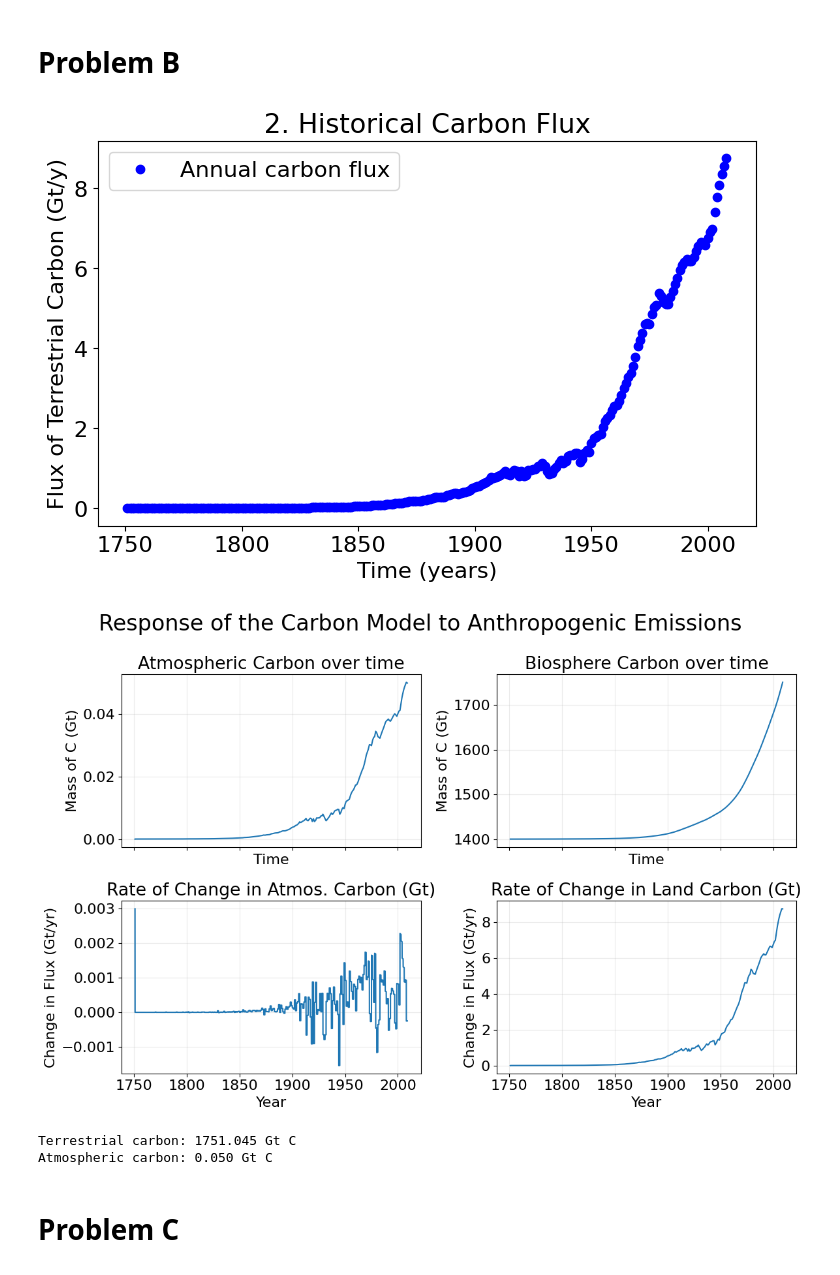
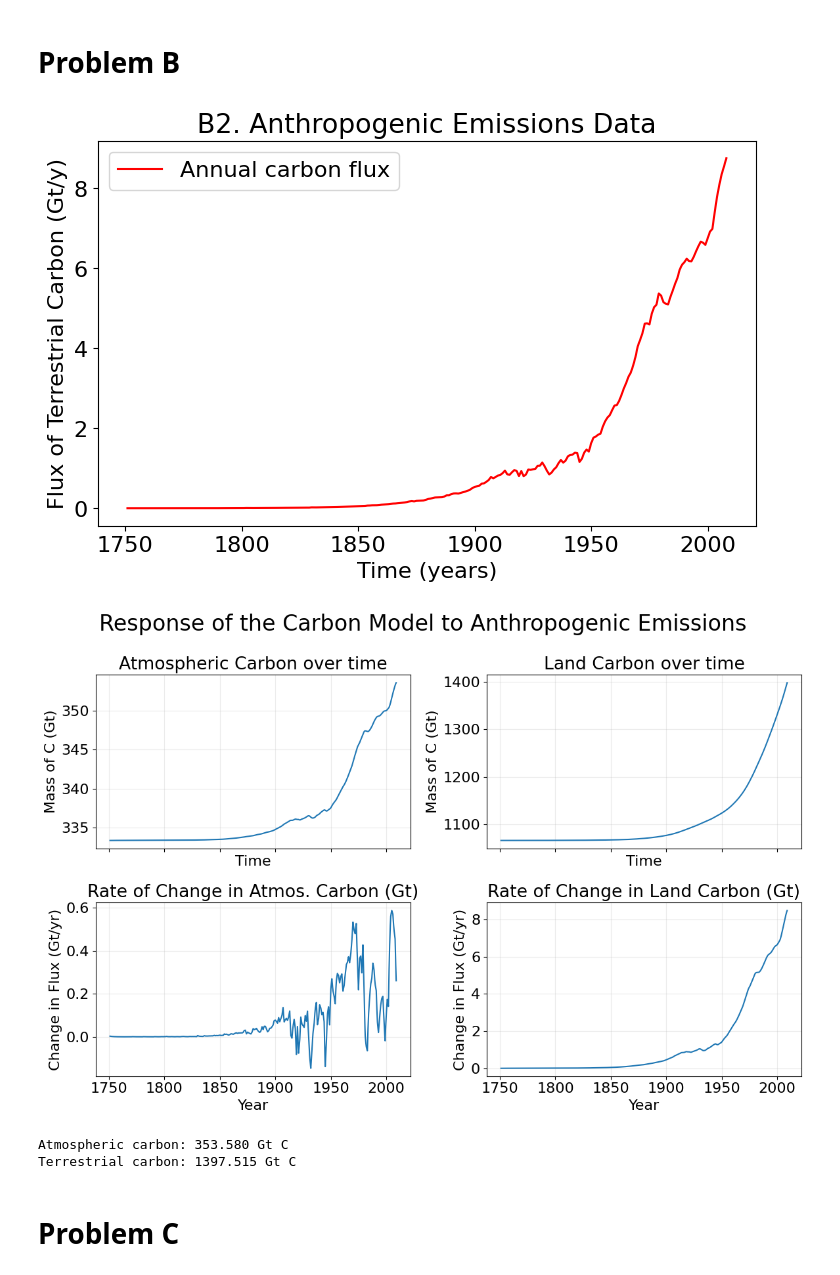
Before and after one commit to scottfordham/F26_GEOS518_STMF, a Jupyter notebook: mod02_Finite-Difference-Box-Models/mod02-CarbonModel-Assignment.ipynb, the cells around one changed output. Drawn from its saved outputs; the diff is of its cells as text; code cells hidden in the pictures.

```diff
--- a/mod02_Finite-Difference-Box-Models/mod02-CarbonModel-Assignment.ipynb
+++ b/mod02_Finite-Difference-Box-Models/mod02-CarbonModel-Assignment.ipynb
@@ -137,20 +136,0 @@ print(M2a[-1])
-# %%
-plt.figure(figsize=(8.5,11))
-plt.rcParams.update({'font.size': 16})
-
-plt.subplot(2,1,1)
-plt.title('Carbon Balance')
-plt.plot(t,M1a,'bo', label='Modeled Solution')
-#plt.plot(t,M1_anlt,'k-', label='Analytical Solution')
-plt.xlabel('Time (years)')
-plt.ylabel('Mass of Terrestrial Carbon (Gt)')
-plt.legend()
-
-plt.subplot(2,1,2)
-plt.plot(t,M2a,'bo', label='Modeled Solution')
-#plt.plot(t,M2_anlt,'k-', label='Analytical Solution')
-plt.xlabel('Time (years)')
-plt.ylabel('Mass of Atmospheric Carbon (Gt)')
-plt.legend()
-
-plt.show()
@@ -192,14 +178,14 @@ plt.figure(figsize=(8.5,11))
 plt.rcParams.update({'font.size': 16})
 
 plt.subplot(2,1,1)
-plt.title('2. Historical Carbon Flux')
-plt.plot(year,cflux,'bo', label='Annual carbon flux')
+plt.title('B2. Anthropogenic Emissions Data')
+plt.plot(year,cflux,'r-', label='Annual carbon flux')
 plt.xlabel('Time (years)')
 plt.ylabel('Flux of Terrestrial Carbon (Gt/y)')
 plt.legend()
 plt.show()
 # %% [output]
-[figure, old version]
+[figure, new version]
 # %%
 #initialize the model from year[0]
 for i in np.arange(Nt):
@@ -209,11 +195,11 @@ for i in np.arange(Nt):
         M2b[i] = M2i
 
     else: #if not 0 time, we need to evaluate the in and out flux for each bucket
-        dM1bdt = k21*M2b[i-1]*M1b[i-1] - k12*M2b[i-1] #land flux (atmosphere deposition/photosynthesis minus fire/respiration) -> total flux for period t-1
-        dM2bdt = k12*M2b[i-1] - k21*M2b[i-1]*M1b[i-1] #atmosphere flux (fire/respiration input minus deposition/photosynthesis output) from previous year)
+        dM1bdt = k21*M2b[i-1] - k12*M1b[i-1]*M2b[i-1] #atmosphere flux (fire/respiration input minus deposition/photosynthesis output) from previous year)
+        dM2bdt = k12*M1b[i-1]*M2b[i-1] - k21*M2b[i-1] #land flux (atmosphere deposition/photosynthesis minus fire/respiration) -> total flux for period t-1
 
-        M1b[i] = M1b[i-1] + dM1bdt*dt  #previous condition plus total flux = mass carbon at Nt(i)
-        M2b[i] = M2b[i-1] + dM2bdt*dt + cflux_t[i-1]*dt
+        M1b[i] = M1b[i-1] + dM1bdt*dt  +cflux_t[i-1]*dt #change in atmosphere with anthropogenic source term
+        M2b[i] = M2b[i-1] + dM2bdt*dt
 
 
 dM1dt_diff = np.diff(M1b) / np.diff(t) #daily change in delta
@@ -222,48 +208,47 @@ dM2dt_diff = np.diff(M2b) / np.diff(t) #daily change in delta
 fig, ax = plt.subplots(
     2, 2,
     figsize=(12, 8),
-    sharex=True,
-)
+    sharex=True,)
 
 fig.suptitle('Response of the Carbon Model to Anthropogenic Emissions',
              fontsize=24) # add a SUPER title
 
 #mass of C in atmosphere versus time
-ax[0,0].plot(t,M2b)
+ax[0,0].plot(t,M1b)
 ax[0,0].set_ylabel('Mass of C (Gt)')
 ax[0,0].set_xlabel('Time')
 ax[0,0].set_title('Atmospheric Carbon over time')
 
 #Mass of C in the land versus time
-ax[0,1].plot(t,M1b)
+ax[0,1].plot(t,M2b)
 ax[0,1].set_ylabel('Mass of C (Gt)')
 ax[0,1].set_xlabel('Time')
-ax[0,1].set_title('Biosphere Carbon over time')
+ax[0,1].set_title('Land Carbon over time')
 
 #Change in mass of C in atmosphere verus time
-ax[1,0].plot(t[1:],dM2dt_diff)
+ax[1,0].plot(t[1:],dM1dt_diff)
 ax[1,0].set_xlabel('Year')
 ax[1,0].set_ylabel('Change in Flux (Gt/yr)')
 ax[1,0].set_title('Rate of Change in Atmos. Carbon (Gt)')
 
 #Change in mass of C in biosphere versus time
-ax[1,1].plot(t[1:],dM1dt_diff)
+ax[1,1].plot(t[1:],dM2dt_diff)
 ax[1,1].set_xlabel('Year')
 ax[1,1].set_ylabel('Change in Flux (Gt/yr)')
 ax[1,1].set_title('Rate of Change in Land Carbon (Gt)')
 for a in ax.flat:
     a.grid(alpha=0.25)
 
 fig.tight_layout()
 plt.show()
 # %% [output]
-[figure, old version]
+[figure, new version]
 # %%
-print(f"Terrestrial carbon: {M1b[-1]:.3f} Gt C")
-print(f"Atmospheric carbon: {M2b[-1]:.3f} Gt C")
+print(f"Atmospheric carbon: {M1b[-1]:.3f} Gt C")
+print(f"Terrestrial carbon: {M2b[-1]:.3f} Gt C")
 # %% [output]
-Terrestrial carbon: 1751.045 Gt C
-Atmospheric carbon: 0.050 Gt C
+Atmospheric carbon: 353.580 Gt C
+Terrestrial carbon: 1397.515 Gt C
 # %% [markdown]
 # Problem C
 # %%
```
Also changed, not shown: parts of 10 cells of this notebook, 1 other file.
